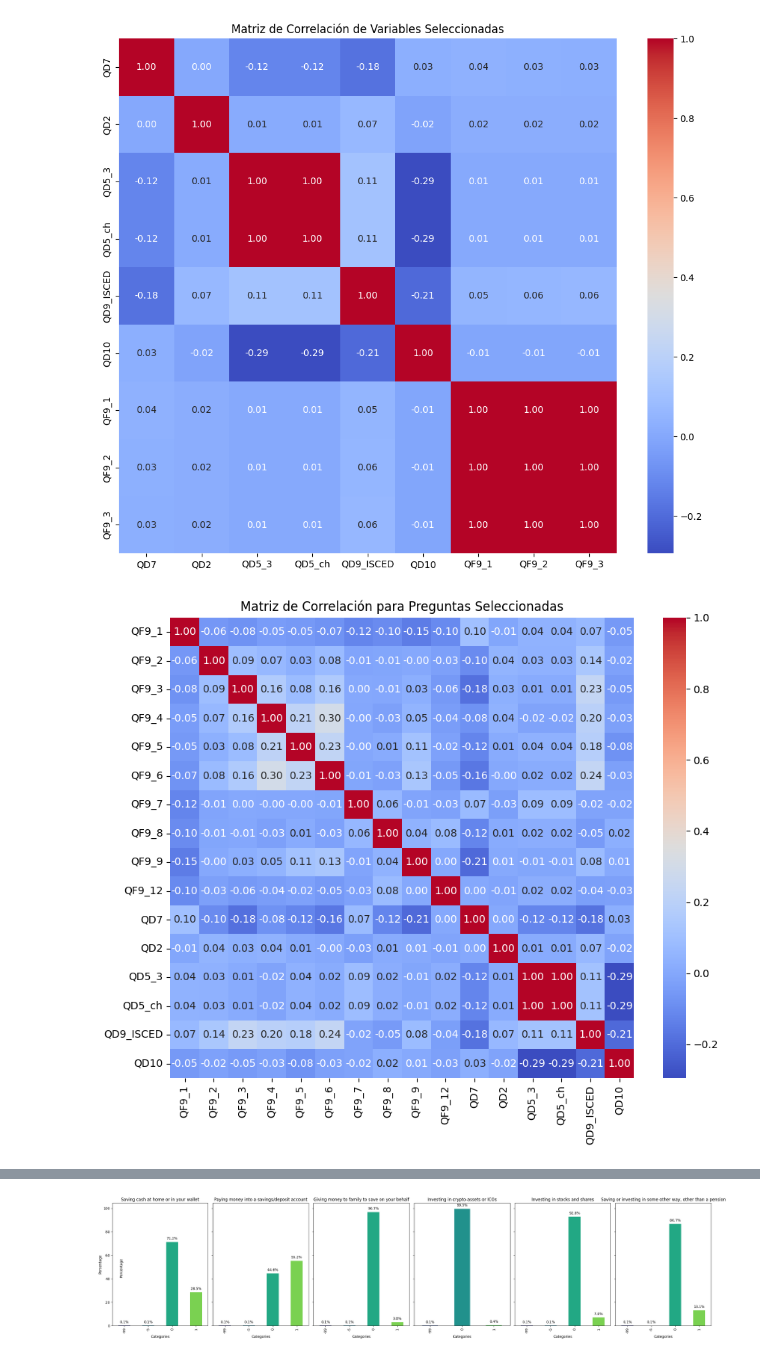
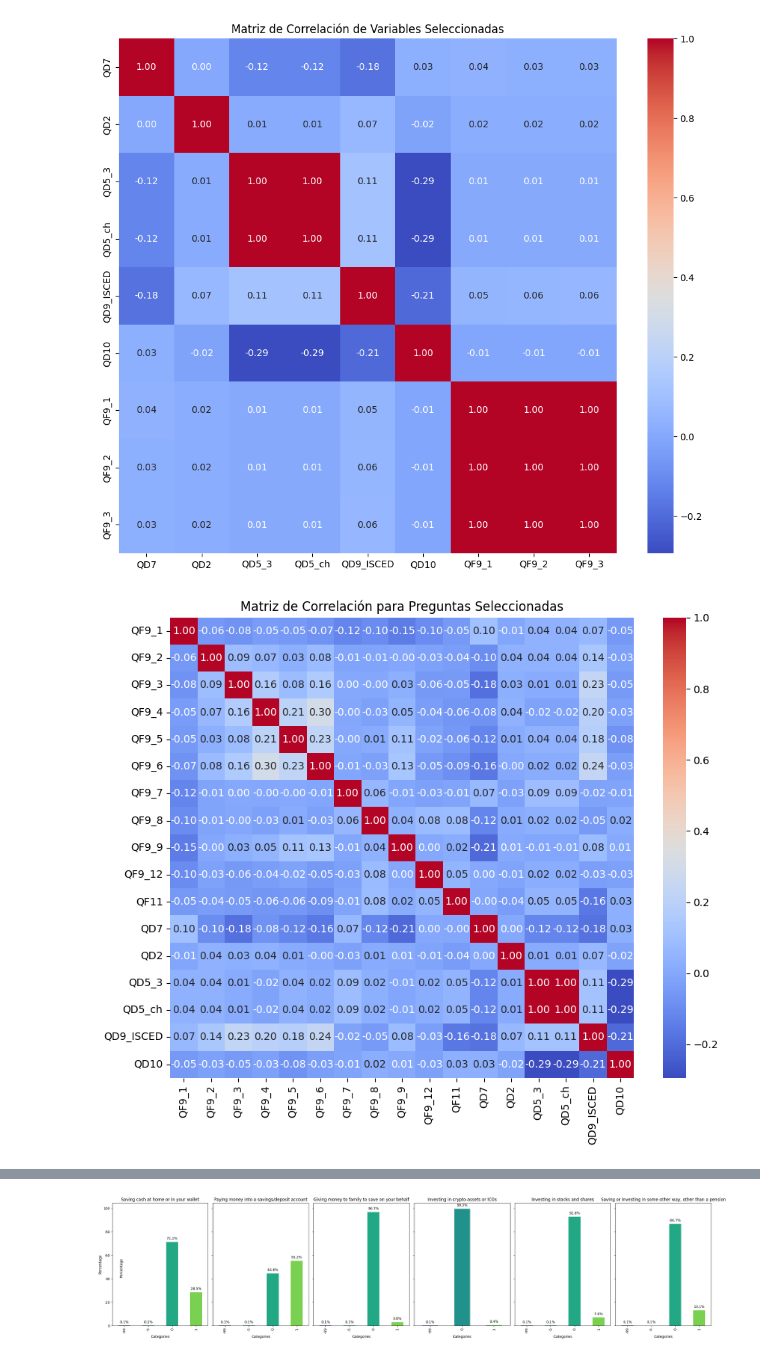
Before and after one commit to blackalle/TFM, a Jupyter notebook: tfm.ipynb, the cells around one changed output, grey strips where cells are left out. Drawn from its saved outputs; the diff is of its cells as text; code cells hidden in the pictures.

```diff
--- a/tfm.ipynb
+++ b/tfm.ipynb
@@ -445,32 +441,32 @@ import pandas as pd
 import seaborn as sns
 import matplotlib.pyplot as plt
 
 binary_columns = [#'QF1',  'QF2_1',  'QF2_5', 'QF3_1',	'QF3_2', 'QF3_3', 'QF3_6',	'QF3_7', 'QF3_8',
-                  'QF9_1', 'QF9_2', 'QF9_3', 'QF9_4', 'QF9_5', 'QF9_6', 'QF9_7', 'QF9_8', 'QF9_9', 'QF9_12']
+                  'QF9_1', 'QF9_2', 'QF9_3', 'QF9_4', 'QF9_5', 'QF9_6', 'QF9_7', 'QF9_8', 'QF9_9', 'QF9_12', 'QF11']
 continuous_columns = ['QD7',  'QD2', 'QD5_3', 'QD5_ch', 'QD9_ISCED', 'QD10']
 # Lista de preguntas de interés
 questions = ['QD7',  'QD2', 'QD5_3', 'QD5_ch', 'QD9_ISCED', 'QD10', # Ejemplo de una variable demográfica: edad
     #'QF1',  'QF2_1',  'QF2_5', 'QF3_1',	'QF3_2', 'QF3_3', 'QF3_6',	'QF3_7', 'QF3_8',
     'QF9_1', 'QF9_2', 'QF9_3', 'QF9_4', 'QF9_5', 'QF9_6', 'QF9_7', 'QF9_8', 'QF9_9', 'QF9_12', #Ejemplo de variables de comportamiento financiero
     #'QK1', 'QK2',  'QK3',  # Ejemplo de preguntas de conocimiento financiero
     ]
 
 # Filtrar las columnas binarias para incluir solo 0 y 1
 filtered_data = data_encoded_2021[binary_columns].apply(lambda x: x.isin([0, 1]))
 
 # Crea un DataFrame que incluya solo las filas válidas para las columnas binarias
 cleaned_binary_data = data_encoded_2021.loc[filtered_data.all(axis=1), binary_columns]
 
 # Combina los datos binarios filtrados con los datos continuos
 combined_data = pd.concat([cleaned_binary_data, data_encoded_2021[continuous_columns]], axis=1)
 
 # Calcula la matriz de correlación
 correlation_matrix = combined_data.corr()
 
 # Visualiza la matriz de correlación
 plt.figure(figsize=(10, 8))
 sns.heatmap(correlation_matrix, annot=True, cmap='coolwarm', fmt=".2f")
 plt.title('Matriz de Correlación para Preguntas Seleccionadas')
 plt.show()
 # %% [output]
-[figure, old version]
+[figure, new version]
```
Also changed, not shown: parts of 20 cells of this notebook.
